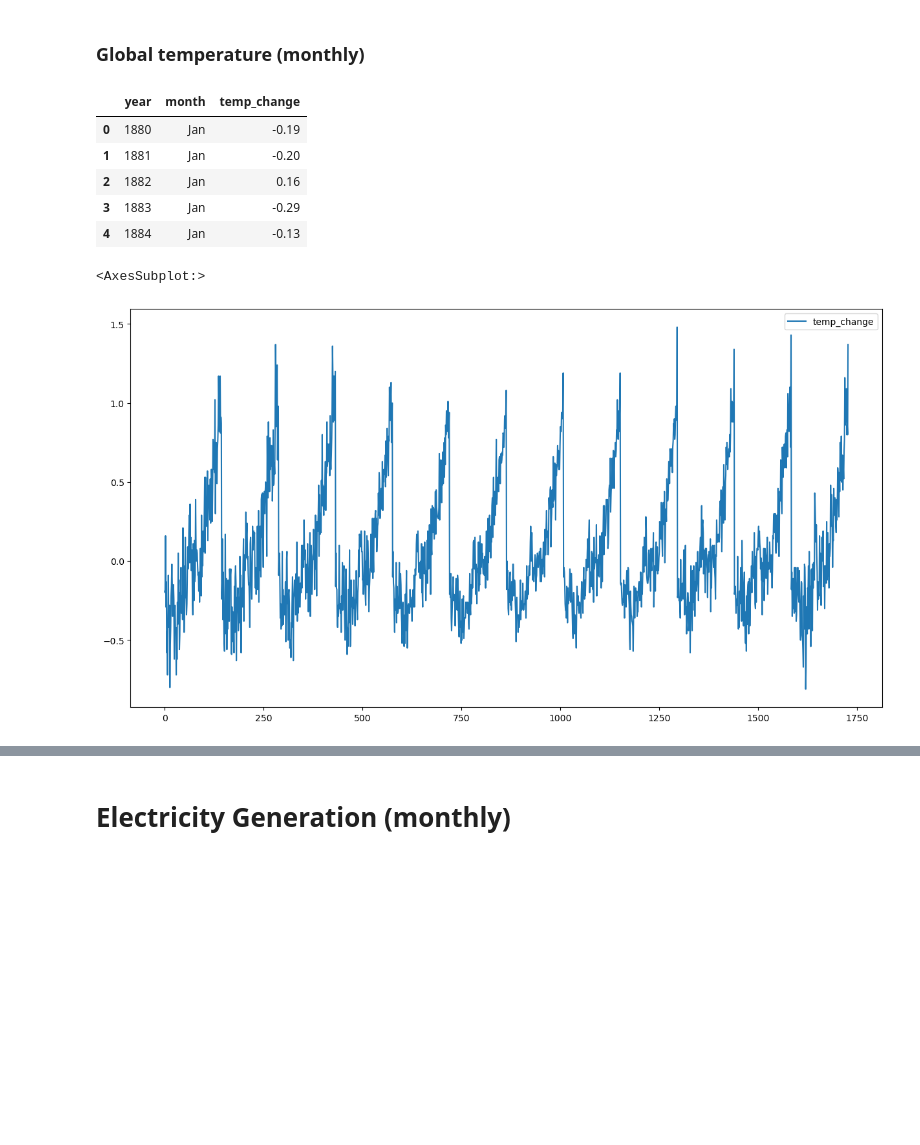
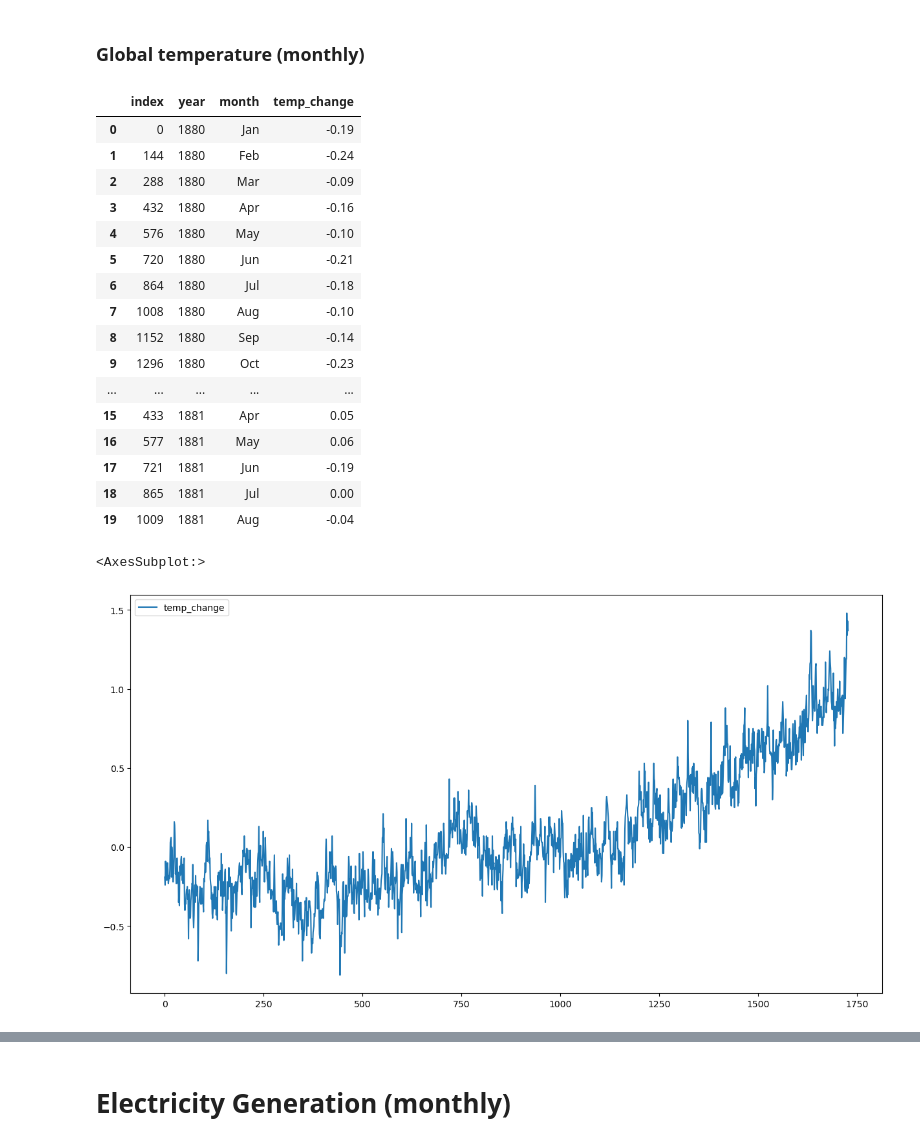
Before and after one commit to HomKeen/DSC180B-Q2-Capstone, a Jupyter notebook: stationarity.ipynb, the cells around one changed output, grey strips where cells are left out. Cells and saved outputs as stored; diff of their text form; code cells hidden in the pictures; blank space fills up the shorter version.

```diff
--- a/stationarity.ipynb
+++ b/stationarity.ipynb
@@ -101,17 +101,28 @@ def run_all_tests(var, var_name, tests, trend_names):
 ### Global temperature (monthly)
 # %%
 temp_monthly = grab_dataset('global_temp', 'monthly')
-display(temp_monthly.head())
+display(temp_monthly.head(20))
 temp_monthly.plot(y='temp_change', figsize = (15,8))
 # %% [output]
-|  | year | month | temp_change |
-| 0 | 1880 | Jan | -0.19 |
-| 1 | 1881 | Jan | -0.20 |
-| 2 | 1882 | Jan | 0.16 |
-| 3 | 1883 | Jan | -0.29 |
-| 4 | 1884 | Jan | -0.13 |
+|  | index | year | month | temp_change |
+| 0 | 0 | 1880 | Jan | -0.19 |
+| 1 | 144 | 1880 | Feb | -0.24 |
+| 2 | 288 | 1880 | Mar | -0.09 |
+| 3 | 432 | 1880 | Apr | -0.16 |
+| 4 | 576 | 1880 | May | -0.10 |
+| 5 | 720 | 1880 | Jun | -0.21 |
+| 6 | 864 | 1880 | Jul | -0.18 |
+| 7 | 1008 | 1880 | Aug | -0.10 |
+| 8 | 1152 | 1880 | Sep | -0.14 |
+| 9 | 1296 | 1880 | Oct | -0.23 |
+| ... | ... | ... | ... | ... |
+| 15 | 433 | 1881 | Apr | 0.05 |
+| 16 | 577 | 1881 | May | 0.06 |
+| 17 | 721 | 1881 | Jun | -0.19 |
+| 18 | 865 | 1881 | Jul | 0.00 |
+| 19 | 1009 | 1881 | Aug | -0.04 |
 <AxesSubplot:>
-[figure, old version]
+[figure, new version]
 # %%
 var_name = 'temp_monthly'
 var = temp_monthly['temp_change']
```
Also changed, not shown: parts of 3 cells of this notebook, 3 other files.
